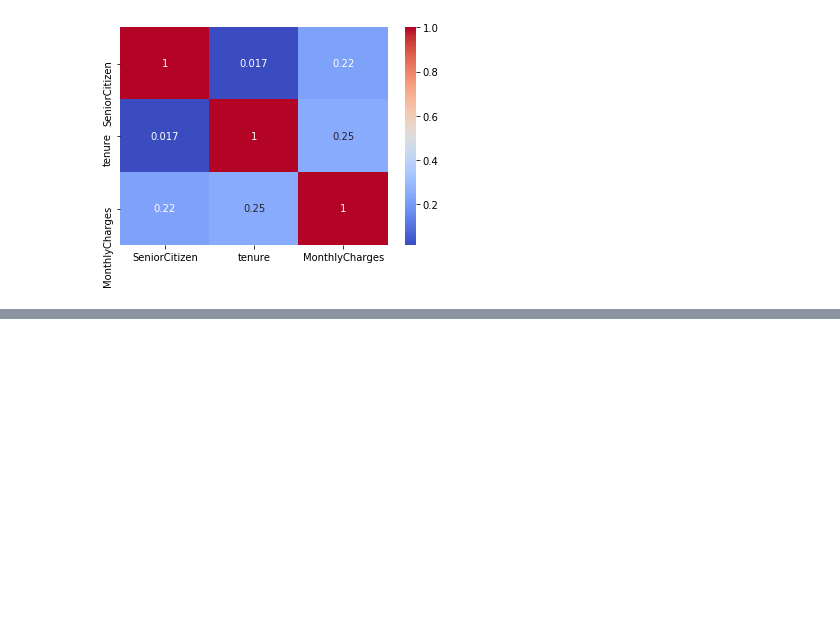
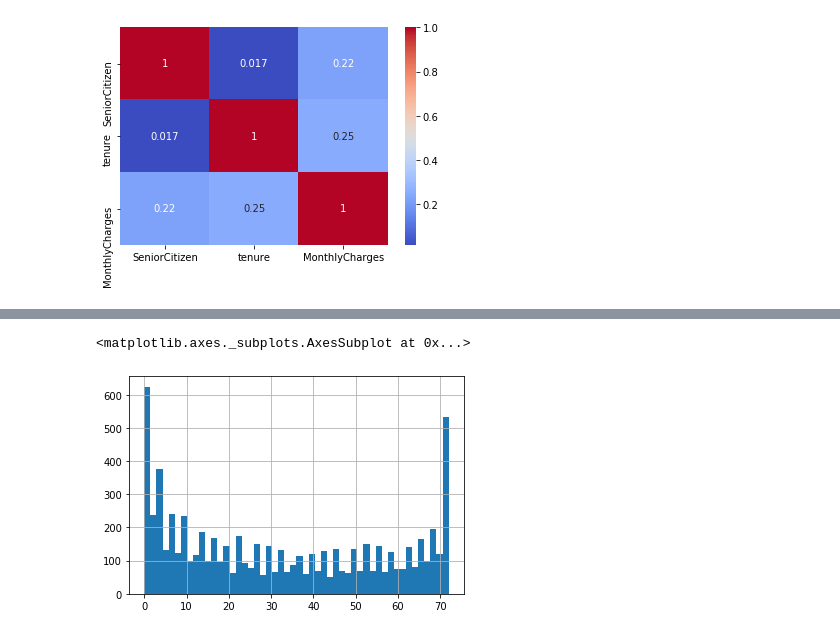
Before and after one commit to aadideshpande/Exploratory-Data-Analysis-of-Telco-Churn-dataset, a Jupyter notebook: eda-1.ipynb, the cells around one changed output, grey strips where cells are left out. Saved outputs shown, nothing was run; the diff lists cells and outputs as text; code cells hidden in the pictures; blank space fills up the shorter version.

```diff
--- a/eda-1.ipynb
+++ b/eda-1.ipynb
@@ -122,0 +134,5 @@ sns.pairplot(data=tdata, hue='InternetService' , palette='coolwarm')
+# %%
+tdata['tenure'].hist(bins=50) #majority has tenure between 0-10 and 60-70
+# %% [output]
+<matplotlib.axes._subplots.AxesSubplot at 0x...>
+[figure, added]
```
Also changed, not shown: parts of 7 cells of this notebook.
